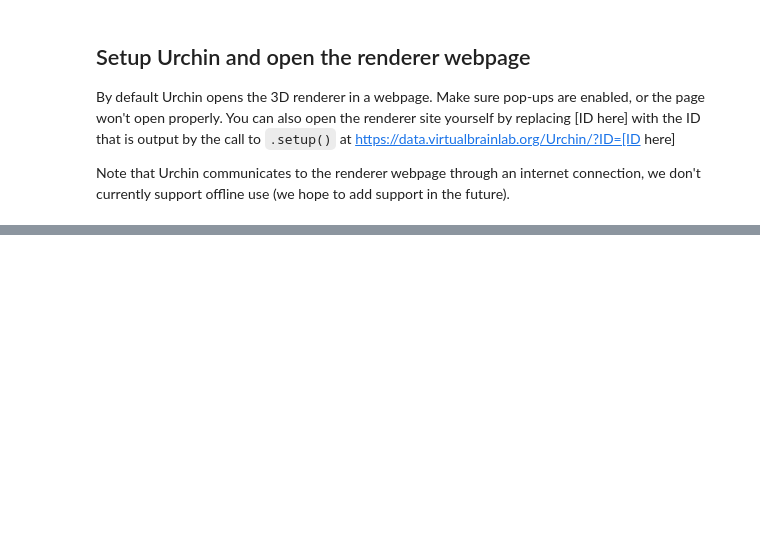
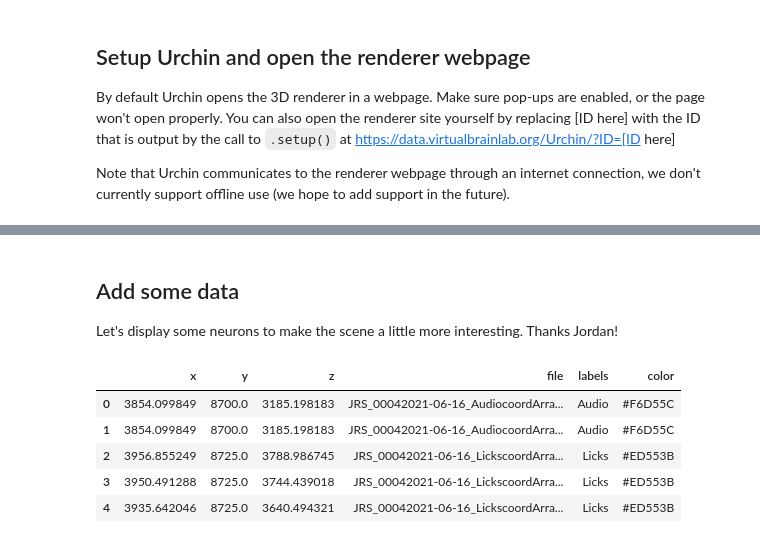
Before and after one commit to VirtualBrainLab/urchin-examples, a Jupyter notebook: basics/cameras.ipynb, the cells around one changed output, grey strips where cells are left out. Cells and saved outputs as stored; diff of their text form; code cells hidden in the pictures; blank space fills up the shorter version.

```diff
--- a/basics/cameras.ipynb
+++ b/basics/cameras.ipynb
@@ -140,0 +75,12 @@ To download files from the Colab UI, click the file icon on the left bar. Double
+# %% [markdown]
+## Add some data
+Let's display some neurons to make the scene a little more interesting. Thanks Jordan!
+# %%
+data.head()
+# %% [output]
+|  | x | y | z | file | labels | color |
+| 0 | 3854.099849 | 8700.0 | 3185.198183 | JRS_00042021-06-16_AudiocoordArra... | Audio | #F6D55C |
+| 1 | 3854.099849 | 8700.0 | 3185.198183 | JRS_00042021-06-16_AudiocoordArra... | Audio | #F6D55C |
+| 2 | 3956.855249 | 8725.0 | 3788.986745 | JRS_00042021-06-16_LickscoordArra... | Licks | #ED553B |
+| 3 | 3950.491288 | 8725.0 | 3744.439018 | JRS_00042021-06-16_LickscoordArra... | Licks | #ED553B |
+| 4 | 3935.642046 | 8725.0 | 3640.494321 | JRS_00042021-06-16_LickscoordArra... | Licks | #ED553B |
```
Also changed, not shown: parts of 54 cells of this notebook.
